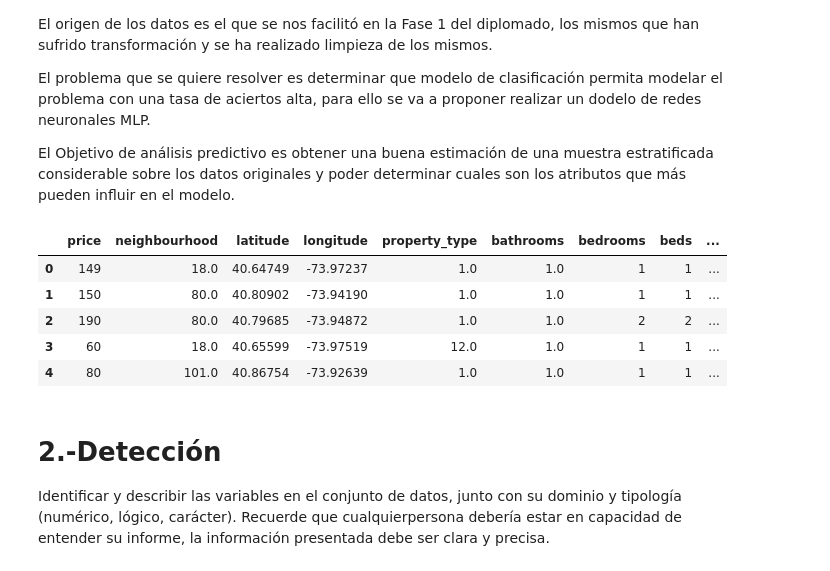
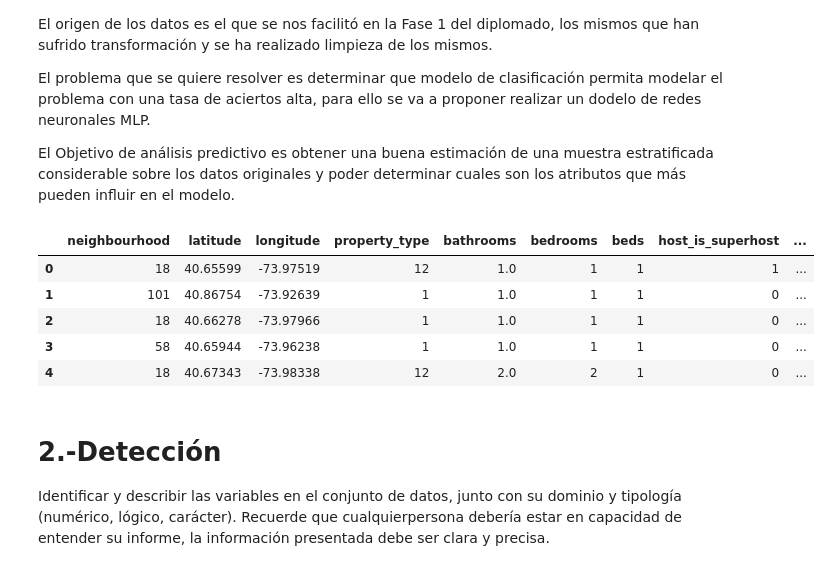
Before and after one commit to chris78rey/DIPLOM_BIGDATA, a Jupyter notebook: IPYNB_TODOS/Taller_Final.ipynb, the cells around one changed output. Saved outputs shown, nothing was run; the diff lists cells and outputs as text; code cells hidden in the pictures.

```diff
--- a/IPYNB_TODOS/Taller_Final.ipynb
+++ b/IPYNB_TODOS/Taller_Final.ipynb
@@ -21,17 +21,17 @@ from sklearn.linear_model import LinearRegression
 # %%
 #leer el archivo 'https://raw.githubusercontent.com/chris78rey/DIPLOM_BIGDATA/main/IPYNB_TODOS/airbnb_crrb_final.csv'
 #guardarlo en la variable df separado por tabuladores y encoding de lenguaje español
 
-df_airbnb_final = pd.read_csv('https://raw.githubusercontent.com/HarryVargas96/UdeCataluna/main/data/aibnb_limpio_sinnas_sincat.csv')
+df_airbnb_final = pd.read_csv('https://raw.githubusercontent.com/chris78rey/DIPLOM_BIGDATA/main/IPYNB_TODOS/AIRBNB_PARA_CLASIFICAR.csv')
 
 df_airbnb_final.head()
 # %% [output]
-|  | price | neighbourhood | latitude | longitude | property_type | bathrooms | bedrooms | beds | ... |
-| 0 | 149 | 18.0 | 40.64749 | -73.97237 | 1.0 | 1.0 | 1 | 1 | ... |
-| 1 | 150 | 80.0 | 40.80902 | -73.94190 | 1.0 | 1.0 | 1 | 1 | ... |
-| 2 | 190 | 80.0 | 40.79685 | -73.94872 | 1.0 | 1.0 | 2 | 2 | ... |
-| 3 | 60 | 18.0 | 40.65599 | -73.97519 | 12.0 | 1.0 | 1 | 1 | ... |
-| 4 | 80 | 101.0 | 40.86754 | -73.92639 | 1.0 | 1.0 | 1 | 1 | ... |
+|  | neighbourhood | latitude | longitude | property_type | bathrooms | bedrooms | beds | host_is_superhost | ... |
+| 0 | 18 | 40.65599 | -73.97519 | 12 | 1.0 | 1 | 1 | 1 | ... |
+| 1 | 101 | 40.86754 | -73.92639 | 1 | 1.0 | 1 | 1 | 0 | ... |
+| 2 | 18 | 40.66278 | -73.97966 | 1 | 1.0 | 1 | 1 | 0 | ... |
+| 3 | 58 | 40.65944 | -73.96238 | 1 | 1.0 | 1 | 1 | 0 | ... |
+| 4 | 18 | 40.67343 | -73.98338 | 12 | 2.0 | 2 | 1 | 0 | ... |
 # %% [markdown]
 # 2.-Detección
 Identificar y describir las variables en el conjunto de datos, junto con su dominio y tipología (numérico, lógico, carácter).
```
Also changed, not shown: parts of 59 cells of this notebook, 1 other file.
